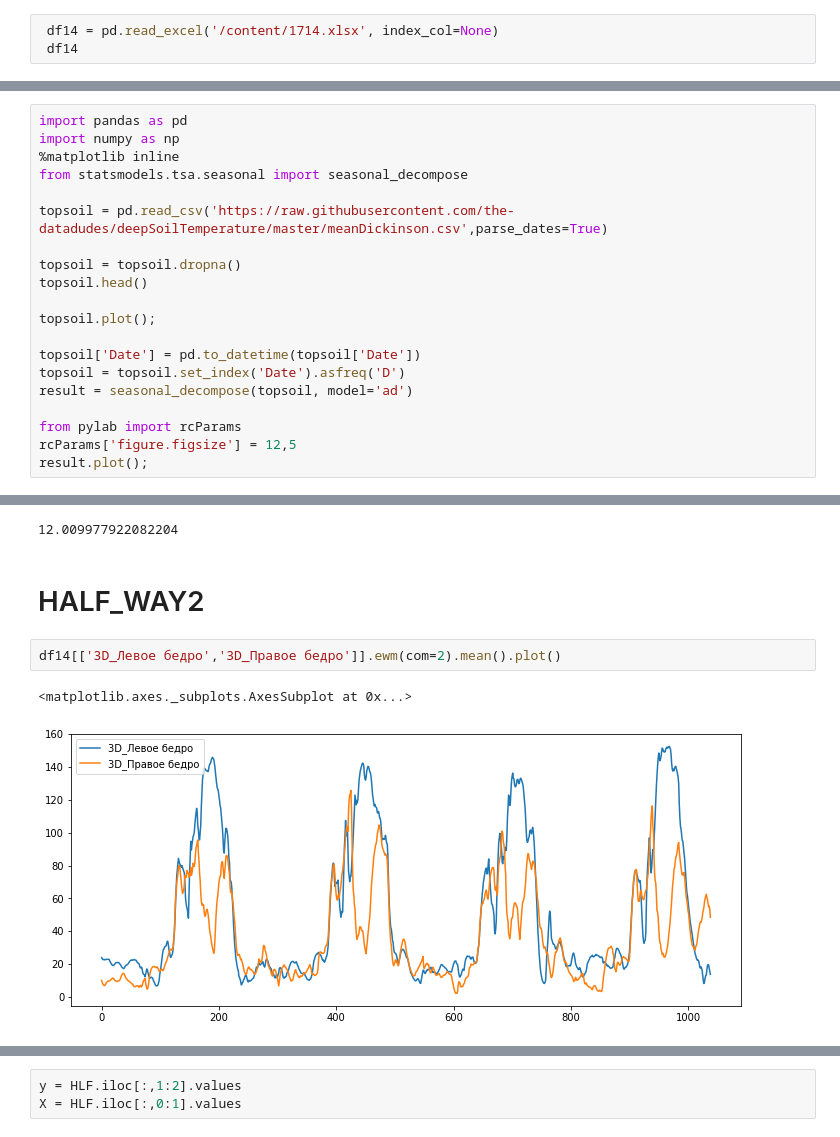
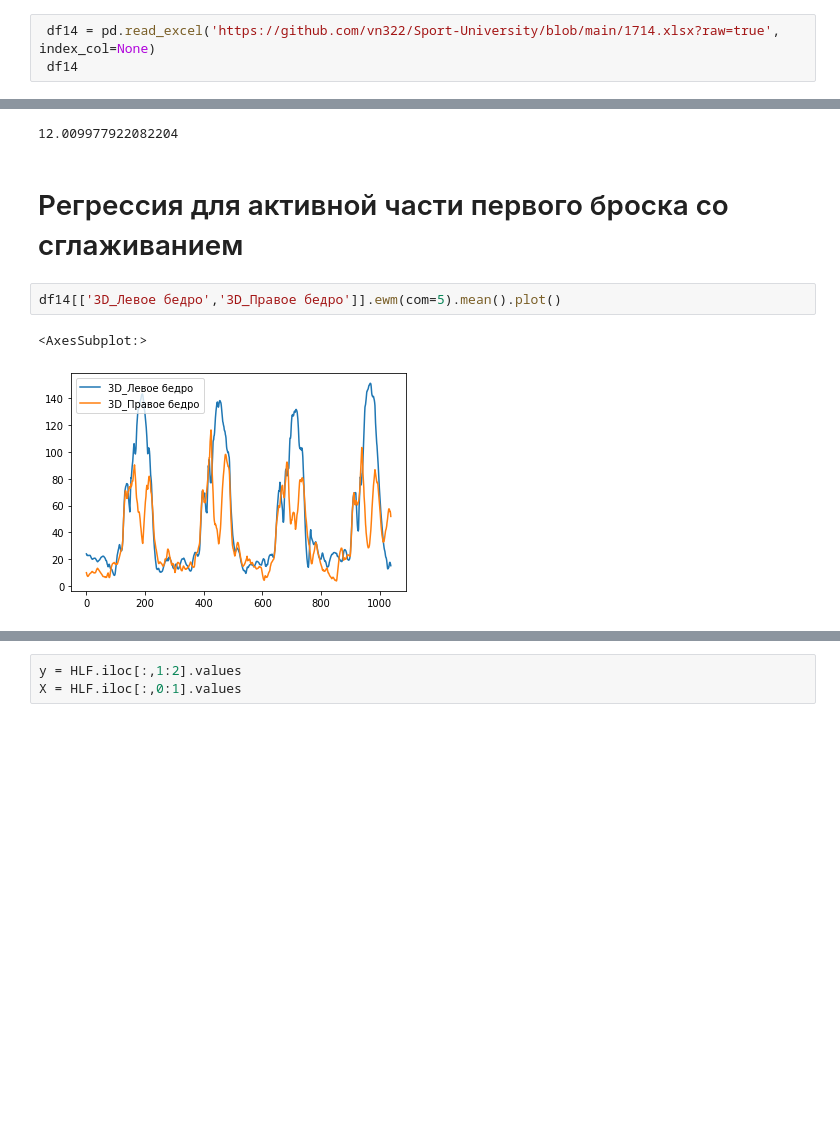
Before and after one commit to vn322/Netology_DS_course, a Jupyter notebook: Биомеханический_анализ_выполнения_приёма_Учи_Мата_в_дзюдо.ipynb, the cells around one changed output, grey strips where cells are left out. Cells and saved outputs as stored; diff of their text form; blank space fills up the shorter version.

```diff
--- a/Биомеханический_анализ_выполнения_приёма_Учи_Мата_в_дзюдо.ipynb
+++ b/Биомеханический_анализ_выполнения_приёма_Учи_Мата_в_дзюдо.ipynb
@@ -12,5 +18,5 @@ import matplotlib.pyplot as plt
 # %%
- df14 = pd.read_excel('/content/1714.xlsx', index_col=None)
+ df14 = pd.read_excel('https://github.com/vn322/Sport-University/blob/main/1714.xlsx?raw=true', index_col=None)
  df14
 # %% [output]
 |  | 2D_Левый локоть | 2D_Правый локоть | 2D_Левое плечо | 2D_Правое плечо | 2D_Левое бедро | 2D_Правое бедро | ... |
@@ -883,20 +493,0 @@ pd.read_csv('https://raw.githubusercontent.com/the-datadudes/deepSoilTemperature
-# %%
-import pandas as pd
-import numpy as np
-%matplotlib inline
-from statsmodels.tsa.seasonal import seasonal_decompose
-
-topsoil = pd.read_csv('https://raw.githubusercontent.com/the-datadudes/deepSoilTemperature/master/meanDickinson.csv',parse_dates=True)
-
-topsoil = topsoil.dropna()
-topsoil.head()
-
-topsoil.plot();
-
-topsoil['Date'] = pd.to_datetime(topsoil['Date'])
-topsoil = topsoil.set_index('Date').asfreq('D')
-result = seasonal_decompose(topsoil, model='ad')
-
-from pylab import rcParams
-rcParams['figure.figsize'] = 12,5
-result.plot();
@@ -1034,13 +605,13 @@ r2_score(y, y_poly_pred)
 np.sqrt(mean_squared_error(y, y_poly_pred))
 # %% [output]
 12.009977922082204
-# %% [markdown]
-# HALF_WAY2
+# %% [markdown]
+# Регрессия для активной части первого броска со сглаживанием
 # %%
-df14[['3D_Левое бедро','3D_Правое бедро']].ewm(com=2).mean().plot()
+df14[['3D_Левое бедро','3D_Правое бедро']].ewm(com=5).mean().plot()
 # %% [output]
-<matplotlib.axes._subplots.AxesSubplot at 0x...>
+<AxesSubplot:>
-[figure, old version]
+[figure, new version]
 # %%
 A11.plot()
 # %% [output]
```
Also changed, not shown: parts of 82 cells of this notebook.
